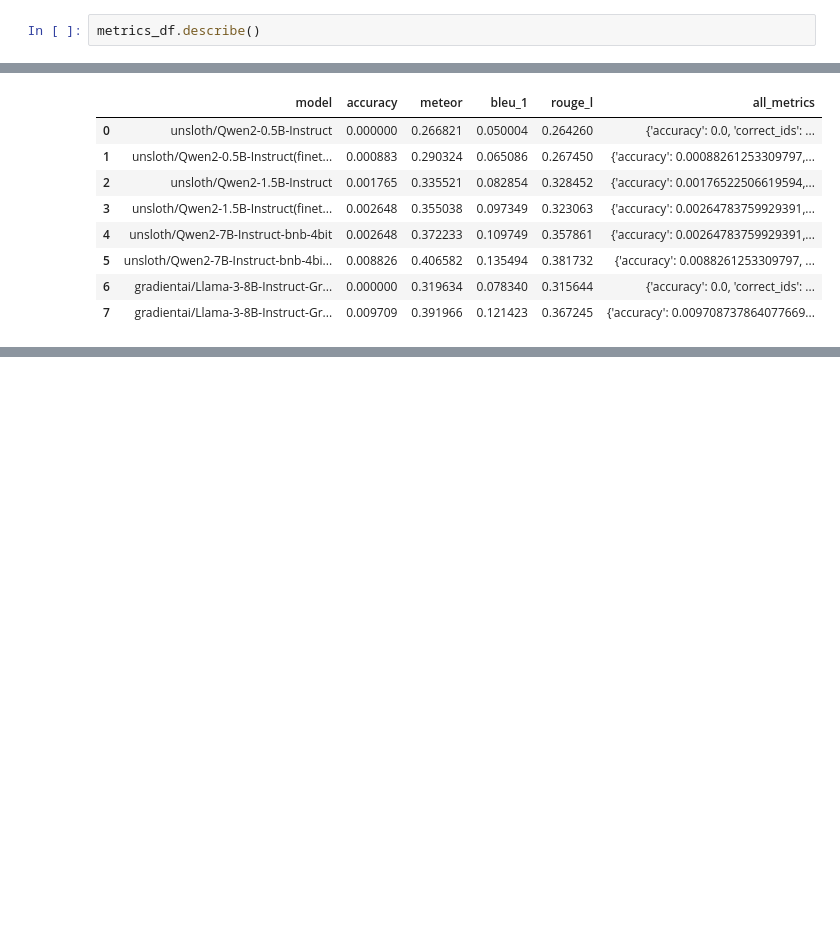
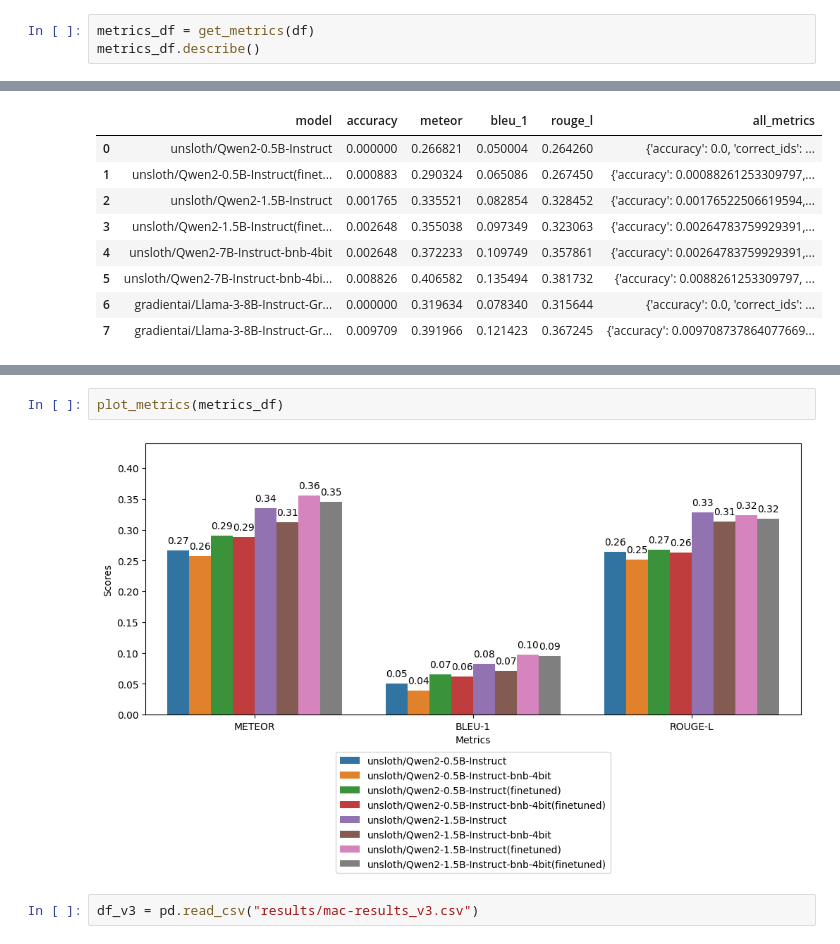
Before and after one commit to smu-ai/novel-translation, a Jupyter notebook: notebooks/00_Data Analysis.ipynb, the cells around one changed output, grey strips where cells are left out. Drawn from its saved outputs; the diff is of its cells as text; blank space fills up the shorter version.

```diff
--- a/notebooks/00_Data Analysis.ipynb
+++ b/notebooks/00_Data Analysis.ipynb
@@ -128,3 +90,4 @@ gradientai/Llama-3-8B-Instruct-Gradient-1048k(finetuned): {'accuracy': 0.0097087
 # %%
+metrics_df = get_metrics(df)
 metrics_df.describe()
 # %% [output]
@@ -190,0 +161,6 @@ plt.show()
+# %%
+plot_metrics(metrics_df)
+# %% [output]
+[figure, added]
+# %%
+df_v3 = pd.read_csv("results/mac-results_v3.csv")
```
Also changed, not shown: parts of 14 cells of this notebook, 9 other files.
